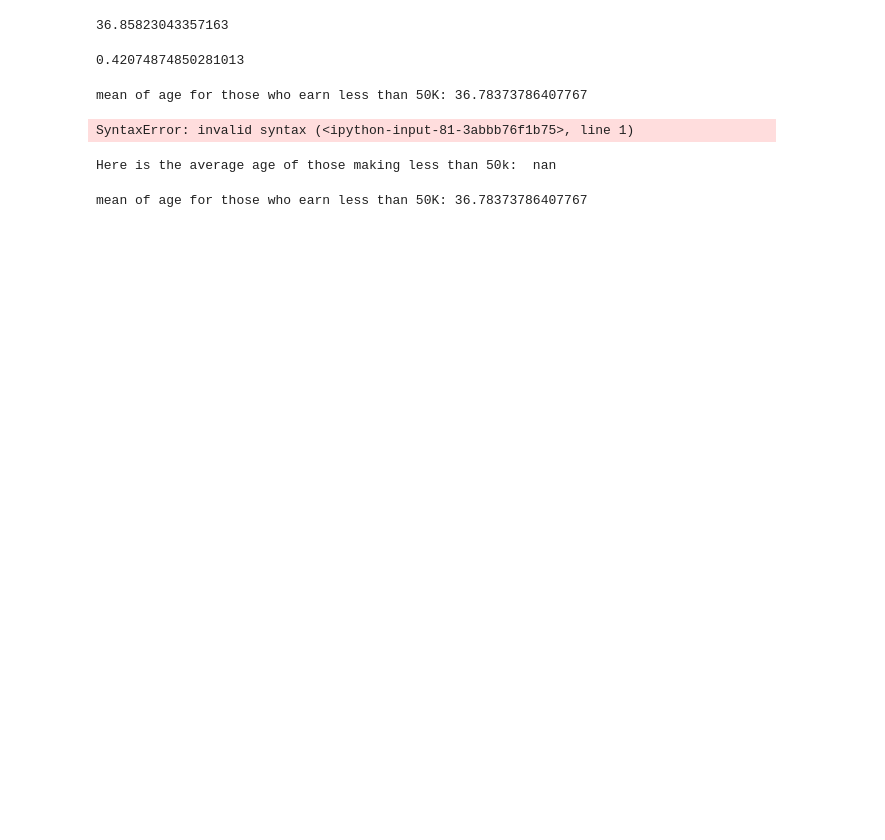
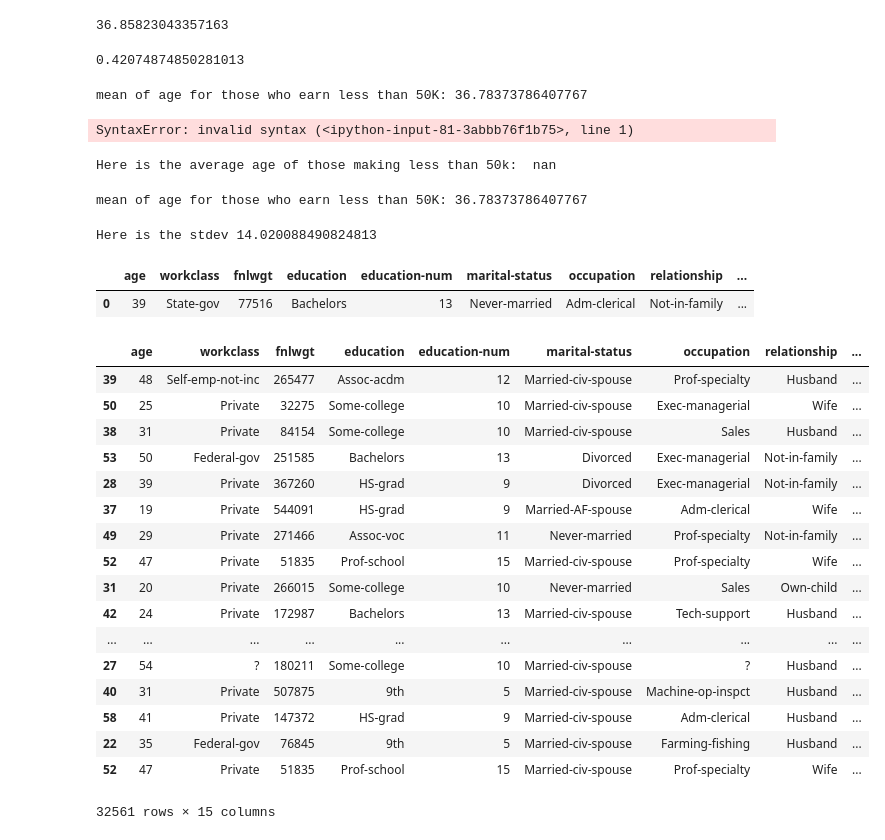
Before and after one commit to davideliason/DM4BA_Personal_Practice, a Jupyter notebook: Practice_AdultIncome.ipynb, the cells around one changed output. Cells and saved outputs as stored; diff of their text form; code cells hidden in the pictures; blank space fills up the shorter version.

```diff
--- a/Practice_AdultIncome.ipynb
+++ b/Practice_AdultIncome.ipynb
@@ -209,4 +209,33 @@ print("mean of age for those who earn less than 50K:",adult_df[adult_df['income'
 mean of age for those who earn less than 50K: 36.78373786407767
 # %%
 # now standard deviation
-print("Here is the stdev", adult_df[adult_df['income'] == ' <=50K']['age'].)
+print("Here is the stdev", adult_df[adult_df['income'] == ' <=50K']['age'].std())
+# %% [output]
+Here is the stdev 14.020088490824813
+# %%
+# now less than 50k values
+adult_df.head(1)
+# %% [output]
+|  | age | workclass | fnlwgt | education | education-num | marital-status | occupation | relationship | ... |
+| 0 | 39 | State-gov | 77516 | Bachelors | 13 | Never-married | Adm-clerical | Not-in-family | ... |
+# %%
+adult_df.loc[adult_df['age']]
+# %% [output]
+|  | age | workclass | fnlwgt | education | education-num | marital-status | occupation | relationship | ... |
+| 39 | 48 | Self-emp-not-inc | 265477 | Assoc-acdm | 12 | Married-civ-spouse | Prof-specialty | Husband | ... |
+| 50 | 25 | Private | 32275 | Some-college | 10 | Married-civ-spouse | Exec-managerial | Wife | ... |
+| 38 | 31 | Private | 84154 | Some-college | 10 | Married-civ-spouse | Sales | Husband | ... |
+| 53 | 50 | Federal-gov | 251585 | Bachelors | 13 | Divorced | Exec-managerial | Not-in-family | ... |
+| 28 | 39 | Private | 367260 | HS-grad | 9 | Divorced | Exec-managerial | Not-in-family | ... |
+| 37 | 19 | Private | 544091 | HS-grad | 9 | Married-AF-spouse | Adm-clerical | Wife | ... |
+| 49 | 29 | Private | 271466 | Assoc-voc | 11 | Never-married | Prof-specialty | Not-in-family | ... |
+| 52 | 47 | Private | 51835 | Prof-school | 15 | Married-civ-spouse | Prof-specialty | Wife | ... |
+| 31 | 20 | Private | 266015 | Some-college | 10 | Never-married | Sales | Own-child | ... |
+| 42 | 24 | Private | 172987 | Bachelors | 13 | Married-civ-spouse | Tech-support | Husband | ... |
+| ... | ... | ... | ... | ... | ... | ... | ... | ... | ... |
+| 27 | 54 | ? | 180211 | Some-college | 10 | Married-civ-spouse | ? | Husband | ... |
+| 40 | 31 | Private | 507875 | 9th | 5 | Married-civ-spouse | Machine-op-inspct | Husband | ... |
+| 58 | 41 | Private | 147372 | HS-grad | 9 | Married-civ-spouse | Adm-clerical | Husband | ... |
+| 22 | 35 | Federal-gov | 76845 | 9th | 5 | Married-civ-spouse | Farming-fishing | Husband | ... |
+| 52 | 47 | Private | 51835 | Prof-school | 15 | Married-civ-spouse | Prof-specialty | Wife | ... |
+32561 rows × 15 columns
```
